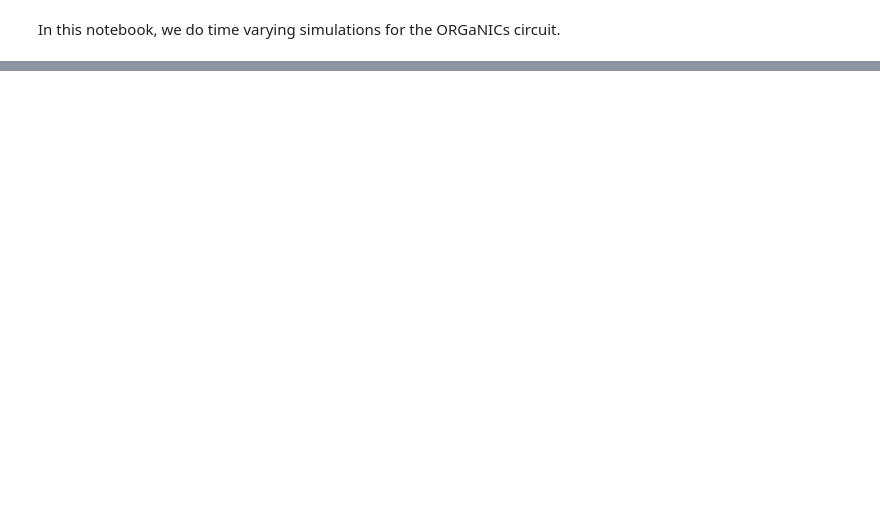
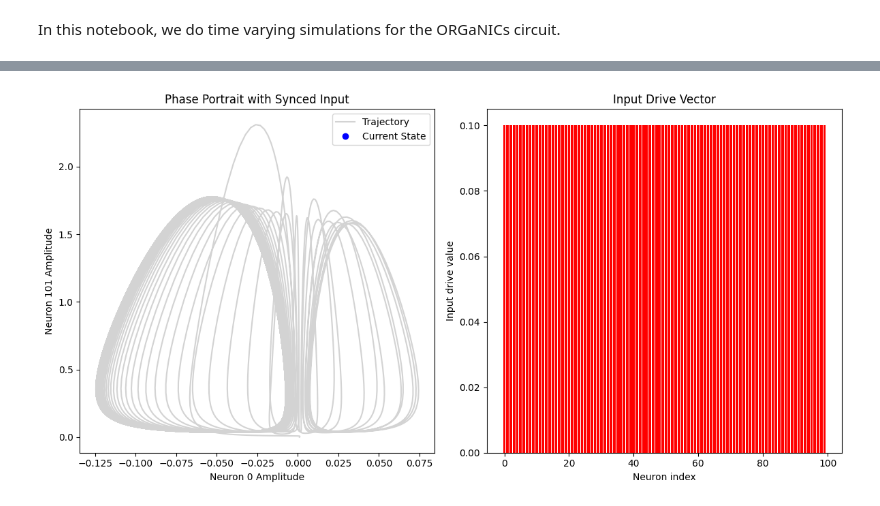
Before and after one commit to shivangrawat/perturbed_organics, a Jupyter notebook: examples/time_varying.ipynb, the cells around one changed output, grey strips where cells are left out. Saved outputs shown, nothing was run; the diff lists cells and outputs as text; code cells hidden in the pictures; blank space fills up the shorter version.

Commit message:
added code to check the trajectory

```diff
--- a/examples/time_varying.ipynb
+++ b/examples/time_varying.ipynb
@@ -261,0 +438,52 @@ plt.show()
+# %%
+import matplotlib.animation as animation
+
+# Example norm list (you can change these values as desired)
+norm_list = [1.0, 0.5, 1.5, 1.0, 2.0]  # each entry determines the input norm for one step
+step_duration = tauA[0].item()  # using tauA (or tauY) as the time scale for each step
+
+# Precompute the input drive for every simulation time using the new function
+input_drive_steps = torch.stack([z_delocalized_norm_steps(time_val, N=N, norm_list=norm_list, step_duration=step_duration)
+                                 for time_val in t])
+
+# Create an animated figure with two subplots: left for the phase portrait, right for the input drive.
+fig_anim, (ax_phase, ax_input) = plt.subplots(1, 2, figsize=(12, 6))
+
+# --- Phase portrait subplot ---
+# Plot the full phase trajectory in light gray for context.
+phase_line, = ax_phase.plot(sim[:, idx].detach().numpy(), sim[:, idx+101].detach().numpy(),
+                            color='lightgray', label='Trajectory')
+# A marker that will be updated along the trajectory.
+point_marker, = ax_phase.plot([], [], 'o', color='blue', label='Current State')
+ax_phase.set_xlabel(f'Neuron {idx} Amplitude')
+ax_phase.set_ylabel(f'Neuron {idx+101} Amplitude')
+ax_phase.set_title('Phase Portrait with Synced Input')
+ax_phase.legend()
+
+# --- Input drive bar plot ---
+# Initialize a bar plot showing the input drive vector at time=0.
+bars = ax_input.bar(range(N), input_drive_steps[0].detach().numpy(), color='red')
+ax_input.set_xlabel('Neuron index')
+ax_input.set_ylabel('Input drive value')
+ax_input.set_title('Input Drive Vector')
+
+def update(frame):
+    # Update the phase portrait marker with the current simulation state.
+    x_val = sim[frame, idx].item()
+    y_val = sim[frame, idx+101].item()
+    point_marker.set_data(x_val, y_val)
+
+    # Update the bar heights with the current input drive vector.
+    current_input = input_drive_steps[frame].detach().numpy()
+    for bar, new_height in zip(bars, current_input):
+        bar.set_height(new_height)
+
+    return (point_marker, *bars)
+
+# Create the animation (interval in ms can be adjusted)
+ani = animation.FuncAnimation(fig_anim, update, frames=len(t), interval=50, blit=False)
+
+plt.tight_layout()
+plt.show()
+# %% [output]
+[figure, added]
```
Also changed, not shown: parts of 7 cells of this notebook, 1 other file.
